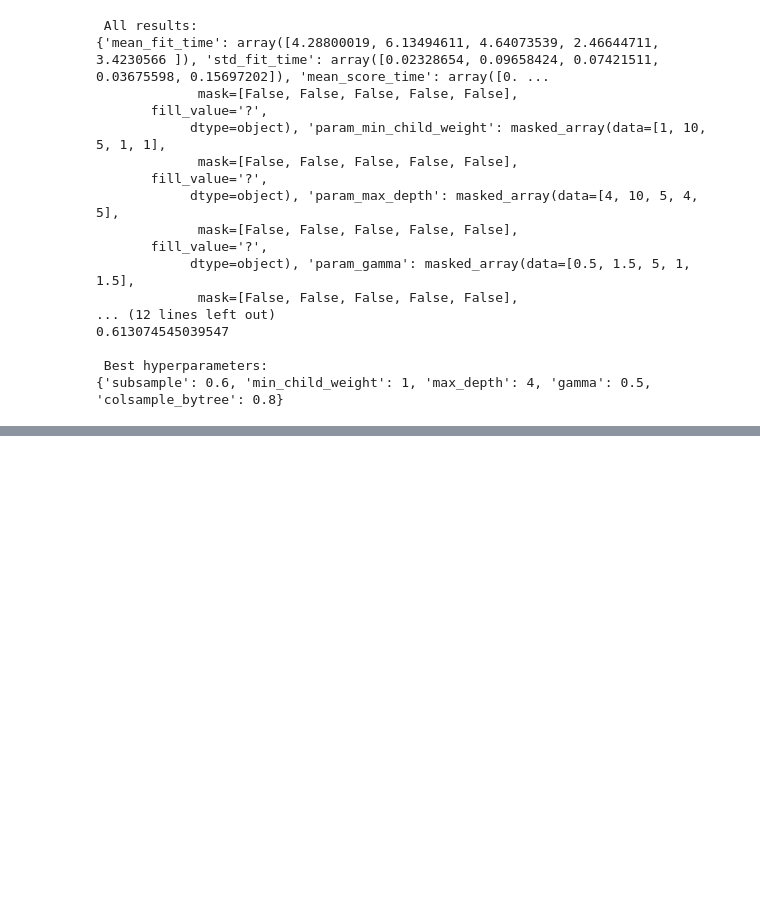
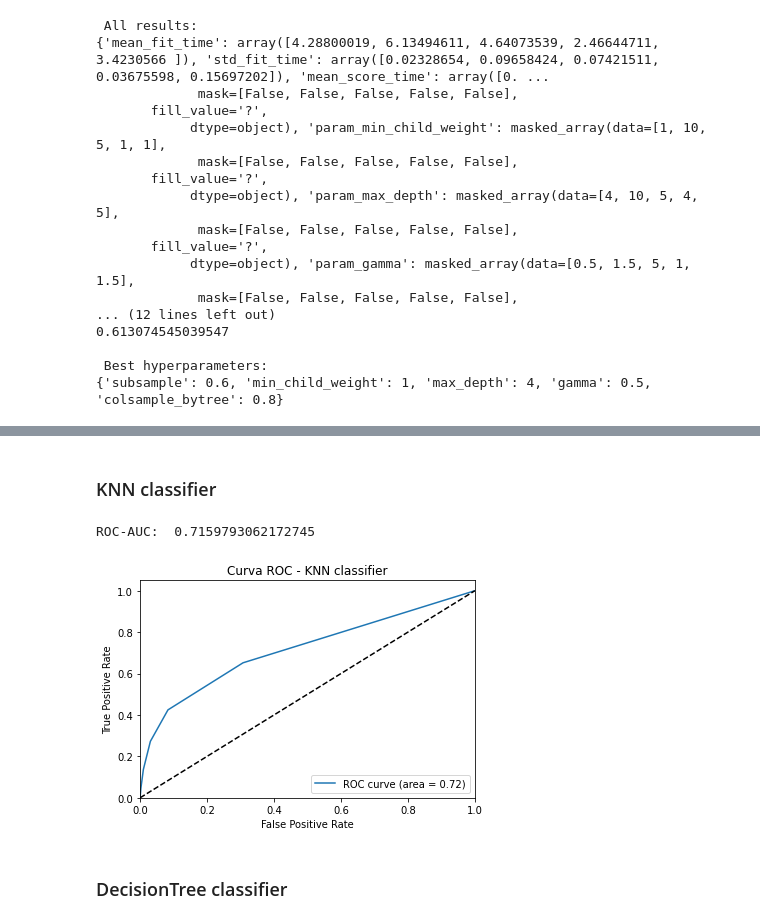
Before and after one commit to freddy120/ML1_CEIA_TP, a Jupyter notebook: TP_CEIA_ML.ipynb, the cells around one changed output, grey strips where cells are left out. Saved outputs shown, nothing was run; the diff lists cells and outputs as text; code cells hidden in the pictures; blank space fills up the shorter version.

```diff
--- a/TP_CEIA_ML.ipynb
+++ b/TP_CEIA_ML.ipynb
@@ -1001,0 +1105,29 @@ ROC-AUC:  0.7873978430586348
+# %% [markdown]
+### KNN classifier
+# %%
+from sklearn.neighbors import KNeighborsClassifier
+
+knncla = KNeighborsClassifier()
+
+knncla.fit(X_train_norm, y_train.values)
+
+y_test_predict = knncla.predict_proba(X_test_norm)
+
+fpr, tpr, thresholds = metrics.roc_curve(y_test.values, y_test_predict[:, 1])
+roc_auc = metrics.auc(fpr, tpr)
+print("ROC-AUC: ", metrics.auc(fpr, tpr))
+plt.figure()
+plt.plot(fpr, tpr, label='ROC curve (area = %0.2f)' % roc_auc)
+plt.plot([0, 1], [0, 1], 'k--')
+plt.xlim([0.0, 1.0])
+plt.ylim([0.0, 1.05])
+plt.xlabel('False Positive Rate')
+plt.ylabel('True Positive Rate')
+plt.title('Curva ROC - KNN classifier')
+plt.legend(loc="lower right")
+plt.show()
+# %% [output]
+ROC-AUC:  0.7159793062172745
+[figure, added]
+# %% [markdown]
+### DecisionTree classifier
```
Also changed, not shown: parts of 26 cells of this notebook.
